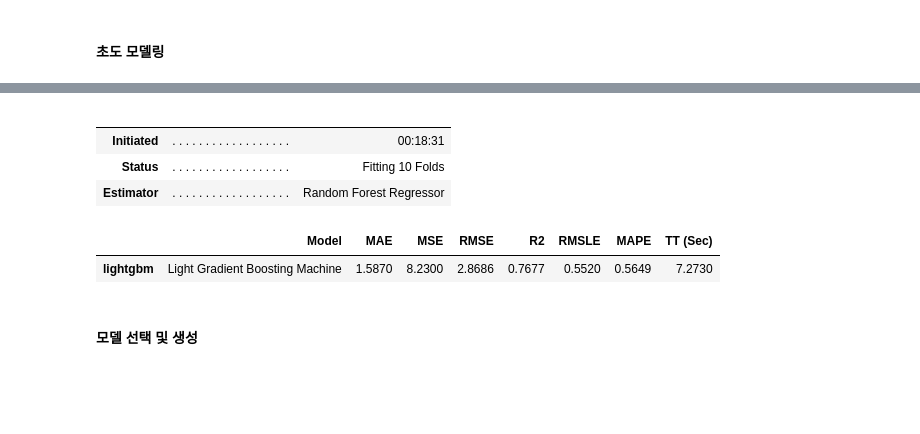
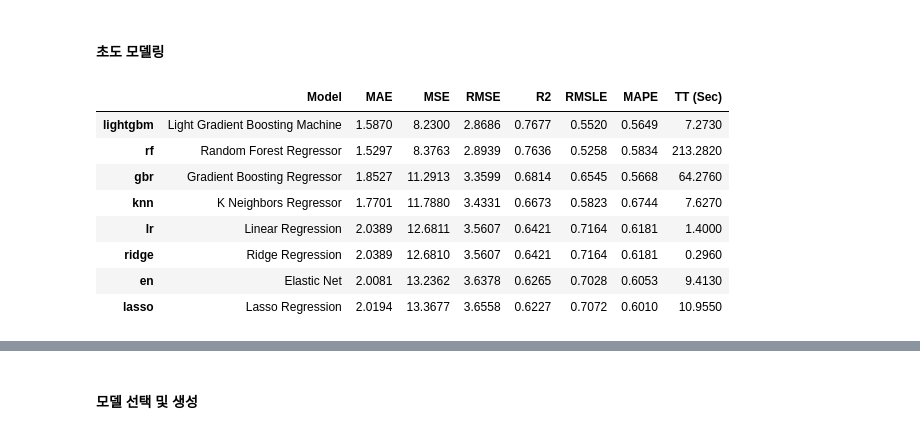
Before and after one commit to Goodmytoy/Passenger_Demand, a Jupyter notebook: model/main.ipynb, the cells around one changed output, grey strips where cells are left out. Saved outputs shown, nothing was run; the diff lists cells and outputs as text; code cells hidden in the pictures; blank space fills up the shorter version.

```diff
--- a/model/main.ipynb
+++ b/model/main.ipynb
@@ -160,6 +129,15 @@ reg_experiment = setup(ml_data,
 # %% [markdown]
 #### 초도 모델링
 # %%
-%%time
-base_models = compare_models(include = ["lightgbm", "rf", "gbr", "lr", "ridge", "lasso", "en", "knn"])
+# %%time
+# base_models = compare_models(include = ["lightgbm", "rf", "gbr", "lr", "ridge", "lasso", "en", "knn"])
 # %% [output]
+|  | Model | MAE | MSE | RMSE | R2 | RMSLE | MAPE | TT (Sec) |
+| lightgbm | Light Gradient Boosting Machine | 1.5870 | 8.2300 | 2.8686 | 0.7677 | 0.5520 | 0.5649 | 7.2730 |
+| rf | Random Forest Regressor | 1.5297 | 8.3763 | 2.8939 | 0.7636 | 0.5258 | 0.5834 | 213.2820 |
+| gbr | Gradient Boosting Regressor | 1.8527 | 11.2913 | 3.3599 | 0.6814 | 0.6545 | 0.5668 | 64.2760 |
+| knn | K Neighbors Regressor | 1.7701 | 11.7880 | 3.4331 | 0.6673 | 0.5823 | 0.6744 | 7.6270 |
+| lr | Linear Regression | 2.0389 | 12.6811 | 3.5607 | 0.6421 | 0.7164 | 0.6181 | 1.4000 |
+| ridge | Ridge Regression | 2.0389 | 12.6810 | 3.5607 | 0.6421 | 0.7164 | 0.6181 | 0.2960 |
+| en | Elastic Net | 2.0081 | 13.2362 | 3.6378 | 0.6265 | 0.7028 | 0.6053 | 9.4130 |
+| lasso | Lasso Regression | 2.0194 | 13.3677 | 3.6558 | 0.6227 | 0.7072 | 0.6010 | 10.9550 |
@@ -167,10 +146,3 @@ IntProgress(value=0, description='Processing: ', max=44)
-|  |  |  |
-|  |  |  |
-| Initiated | . . . . . . . . . . . . . . . . . . | 00:18:31 |
-| Status | . . . . . . . . . . . . . . . . . . | Fitting 10 Folds |
-| Estimator | . . . . . . . . . . . . . . . . . . | Random Forest Regressor |
-|  | Model | MAE | MSE | RMSE | R2 | RMSLE | MAPE | TT (Sec) |
-| lightgbm | Light Gradient Boosting Machine | 1.5870 | 8.2300 | 2.8686 | 0.7677 | 0.5520 | 0.5649 | 7.2730 |
 # %% [markdown]
 #### 모델 선택 및 생성
 # %%
```
Also changed, not shown: parts of 35 cells of this notebook, 52 other files.
